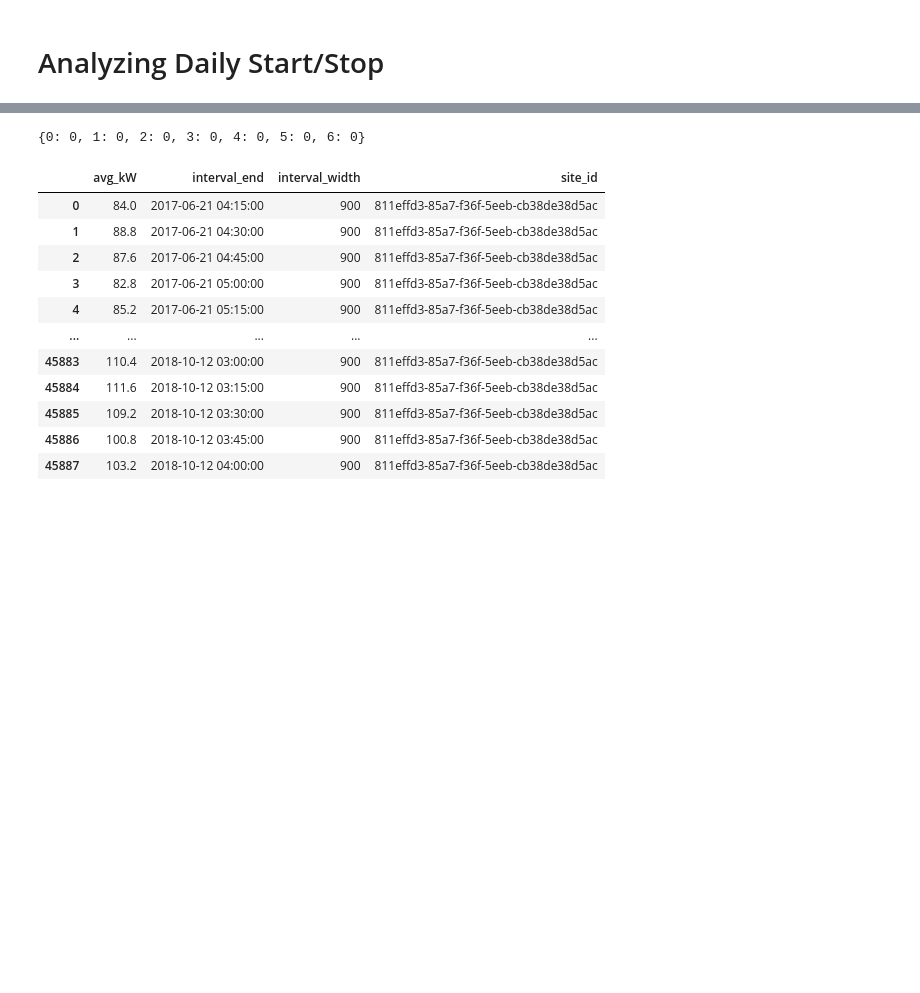
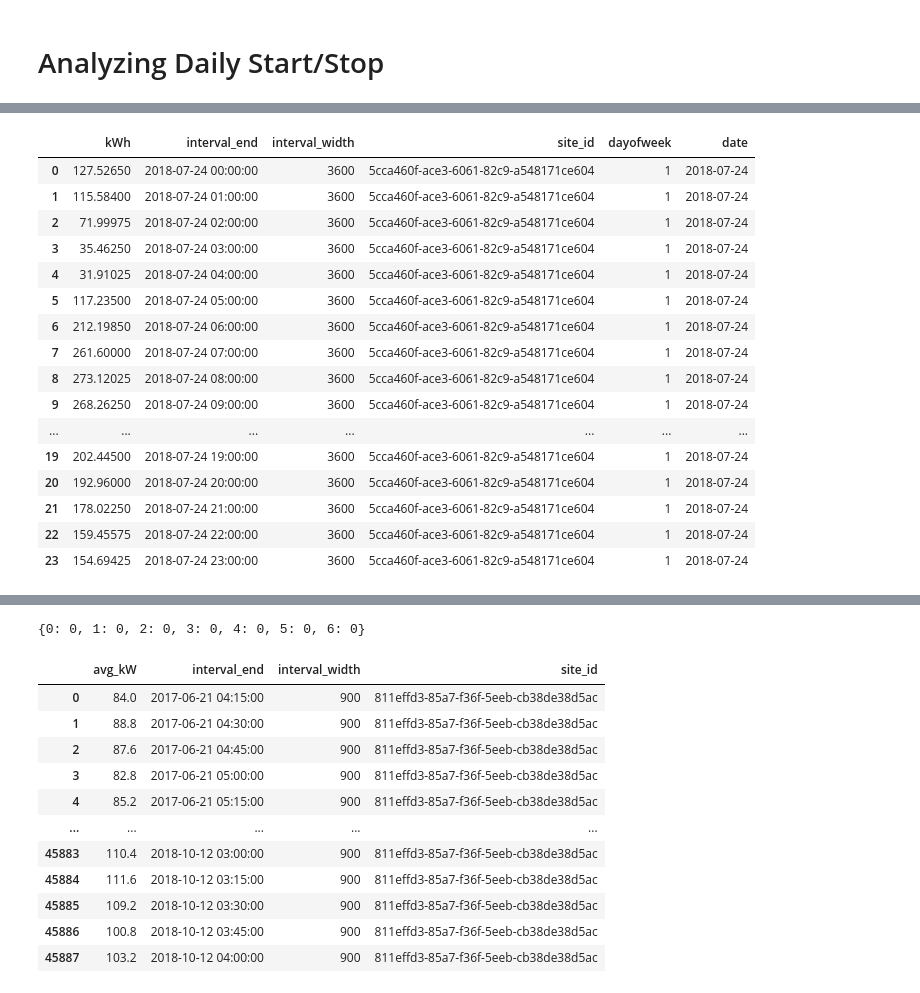
Before and after one commit to NathanVenos/dc-ds-08-26-19, a Jupyter notebook: voltus/Voltus_Project_Nathan.ipynb, the cells around one changed output, grey strips where cells are left out. Saved outputs shown, nothing was run; the diff lists cells and outputs as text; code cells hidden in the pictures; blank space fills up the shorter version.

```diff
--- a/voltus/Voltus_Project_Nathan.ipynb
+++ b/voltus/Voltus_Project_Nathan.ipynb
@@ -224,0 +323,20 @@ memory usage: 508.1+ MB
+# %%
+temp_check
+# %% [output]
+|  | kWh | interval_end | interval_width | site_id | dayofweek | date |
+| 0 | 127.52650 | 2018-07-24 00:00:00 | 3600 | 5cca460f-ace3-6061-82c9-a548171ce604 | 1 | 2018-07-24 |
+| 1 | 115.58400 | 2018-07-24 01:00:00 | 3600 | 5cca460f-ace3-6061-82c9-a548171ce604 | 1 | 2018-07-24 |
+| 2 | 71.99975 | 2018-07-24 02:00:00 | 3600 | 5cca460f-ace3-6061-82c9-a548171ce604 | 1 | 2018-07-24 |
+| 3 | 35.46250 | 2018-07-24 03:00:00 | 3600 | 5cca460f-ace3-6061-82c9-a548171ce604 | 1 | 2018-07-24 |
+| 4 | 31.91025 | 2018-07-24 04:00:00 | 3600 | 5cca460f-ace3-6061-82c9-a548171ce604 | 1 | 2018-07-24 |
+| 5 | 117.23500 | 2018-07-24 05:00:00 | 3600 | 5cca460f-ace3-6061-82c9-a548171ce604 | 1 | 2018-07-24 |
+| 6 | 212.19850 | 2018-07-24 06:00:00 | 3600 | 5cca460f-ace3-6061-82c9-a548171ce604 | 1 | 2018-07-24 |
+| 7 | 261.60000 | 2018-07-24 07:00:00 | 3600 | 5cca460f-ace3-6061-82c9-a548171ce604 | 1 | 2018-07-24 |
+| 8 | 273.12025 | 2018-07-24 08:00:00 | 3600 | 5cca460f-ace3-6061-82c9-a548171ce604 | 1 | 2018-07-24 |
+| 9 | 268.26250 | 2018-07-24 09:00:00 | 3600 | 5cca460f-ace3-6061-82c9-a548171ce604 | 1 | 2018-07-24 |
+| ... | ... | ... | ... | ... | ... | ... |
+| 19 | 202.44500 | 2018-07-24 19:00:00 | 3600 | 5cca460f-ace3-6061-82c9-a548171ce604 | 1 | 2018-07-24 |
+| 20 | 192.96000 | 2018-07-24 20:00:00 | 3600 | 5cca460f-ace3-6061-82c9-a548171ce604 | 1 | 2018-07-24 |
+| 21 | 178.02250 | 2018-07-24 21:00:00 | 3600 | 5cca460f-ace3-6061-82c9-a548171ce604 | 1 | 2018-07-24 |
+| 22 | 159.45575 | 2018-07-24 22:00:00 | 3600 | 5cca460f-ace3-6061-82c9-a548171ce604 | 1 | 2018-07-24 |
+| 23 | 154.69425 | 2018-07-24 23:00:00 | 3600 | 5cca460f-ace3-6061-82c9-a548171ce604 | 1 | 2018-07-24 |
```
Also changed, not shown: parts of 21 cells of this notebook, 3 other files.
